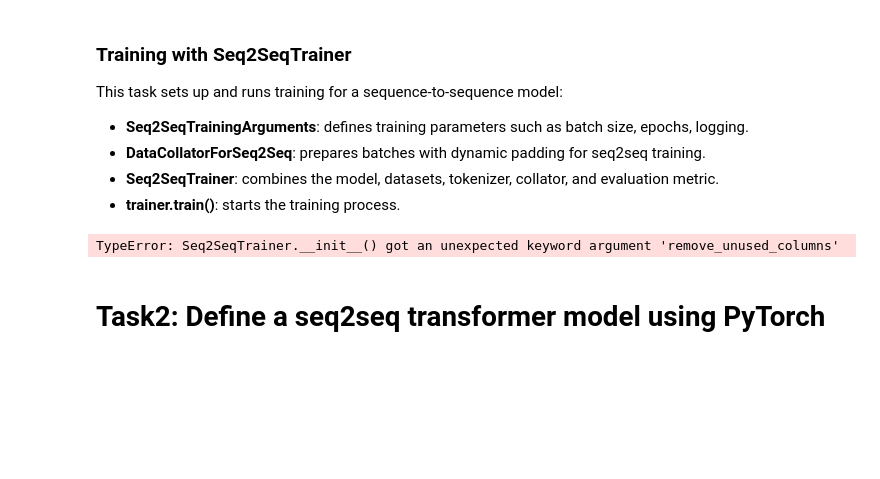
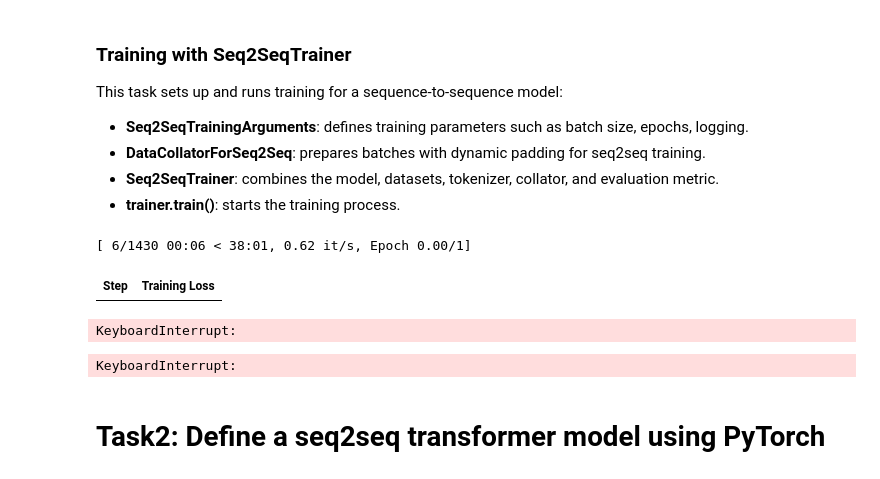
Before and after one commit to Najaandrup/NLP2025, a Jupyter notebook: Exercises/05 - Transformers/transformer2.ipynb, the cells around one changed output. Drawn from its saved outputs; the diff is of its cells as text; code cells hidden in the pictures; blank space fills up the shorter version.

```diff
--- a/Exercises/05 - Transformers/transformer2.ipynb
+++ b/Exercises/05 - Transformers/transformer2.ipynb
@@ -61,7 +61,7 @@ def preprocess_function(examples):
     targets = [ex[target_lang] for ex in examples["translation"]]
 
     # Tokenize source sentences
-    model_inputs = tokenizer(inputs, max_length=max_length, truncation=True, padding="max_length")
+    model_inputs = tokenizer(inputs, max_length=max_length, truncation=True)
 
     # Tokenize target sentences as labels
     with tokenizer.as_target_tokenizer():
@@ -139,43 +139,46 @@ This task sets up and runs training for a sequence-to-sequence model:
 # %%
 import torch
 from transformers import DataCollatorForSeq2Seq, Seq2SeqTrainingArguments, Seq2SeqTrainer
 
 # Define training arguments
 args = Seq2SeqTrainingArguments(
-    output_dir="./results",             # where to save checkpoints and logs
-    learning_rate=5e-5,
-    per_device_train_batch_size=16,
-    per_device_eval_batch_size=16,
-    weight_decay=0.01,
-    save_total_limit=2,                 # keep only 2 checkpoints
-    num_train_epochs=3,
-    predict_with_generate=True,         # needed for BLEU evaluation
-    logging_dir="./logs",
-    logging_steps=100,
-    fp16=torch.cuda.is_available()      # use mixed precision if GPU is available
+    "en-fr-demo",
+      per_device_train_batch_size=8,
+      per_device_eval_batch_size=1,
+      predict_with_generate=True,
+      num_train_epochs=1,
+      save_total_limit=1,
+      report_to="none",
+      logging_strategy="steps",
+      logging_steps=50,
+      fp16=torch.cuda.is_available(),
 )
 
 # Data collator with dynamic padding
 data_collator = DataCollatorForSeq2Seq(tokenizer, model=model)
 
 # Set up Trainer
 trainer = Seq2SeqTrainer(
     model=model,
     args=args,
-    train_dataset=books["train"],
-    eval_dataset=books["test"],
+    train_dataset=tokenized_datasets["train"],
+    eval_dataset=tokenized_datasets["test"],
+    data_collator=data_collator,
     tokenizer=tokenizer,
-    data_collator=data_collator,
     compute_metrics=compute_metrics
 )
 
 # Start training
 trainer.train()
 # %% [output]
-TypeError: Seq2SeqTrainer.__init__() got an unexpected keyword argument 'remove_unused_columns'
+[ 6/1430 00:06 < 38:01, 0.62 it/s, Epoch 0.00/1]
+| Step | Training Loss |
+KeyboardInterrupt:
 # %%
 results = trainer.evaluate()
 print(results)
+# %% [output]
+KeyboardInterrupt:
 # %% [markdown]
 # Task2: Define a seq2seq transformer model using PyTorch
 # %%
```
Also changed, not shown: parts of 7 cells of this notebook, 2 other files.
